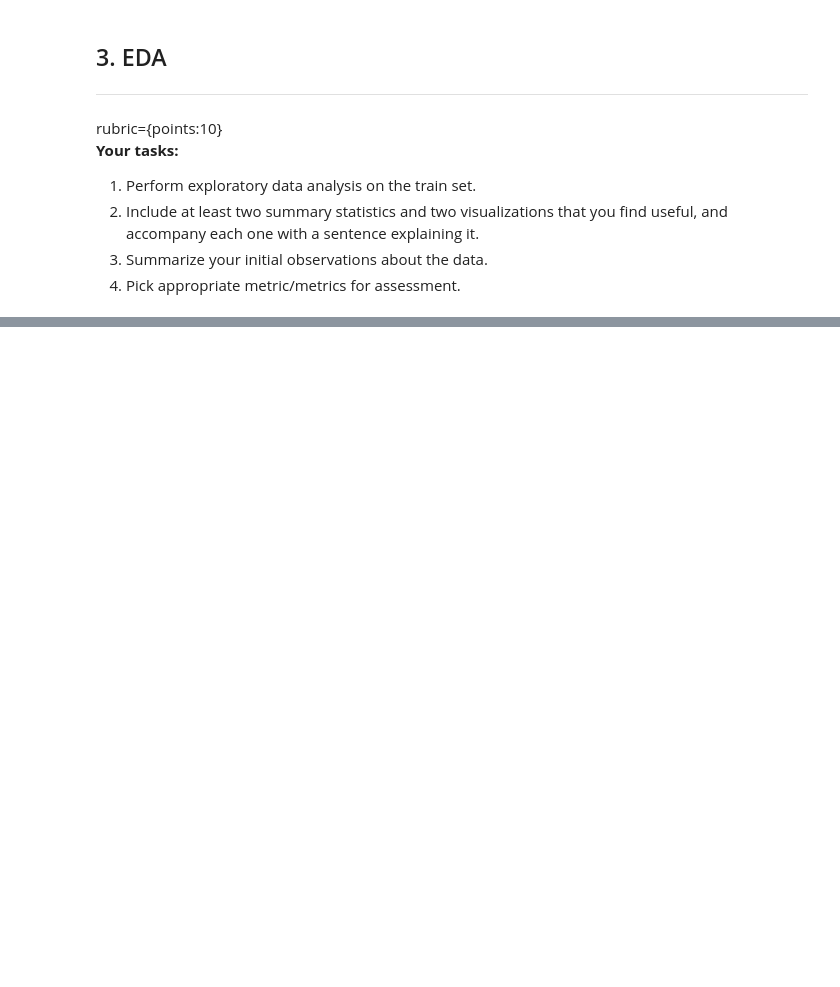
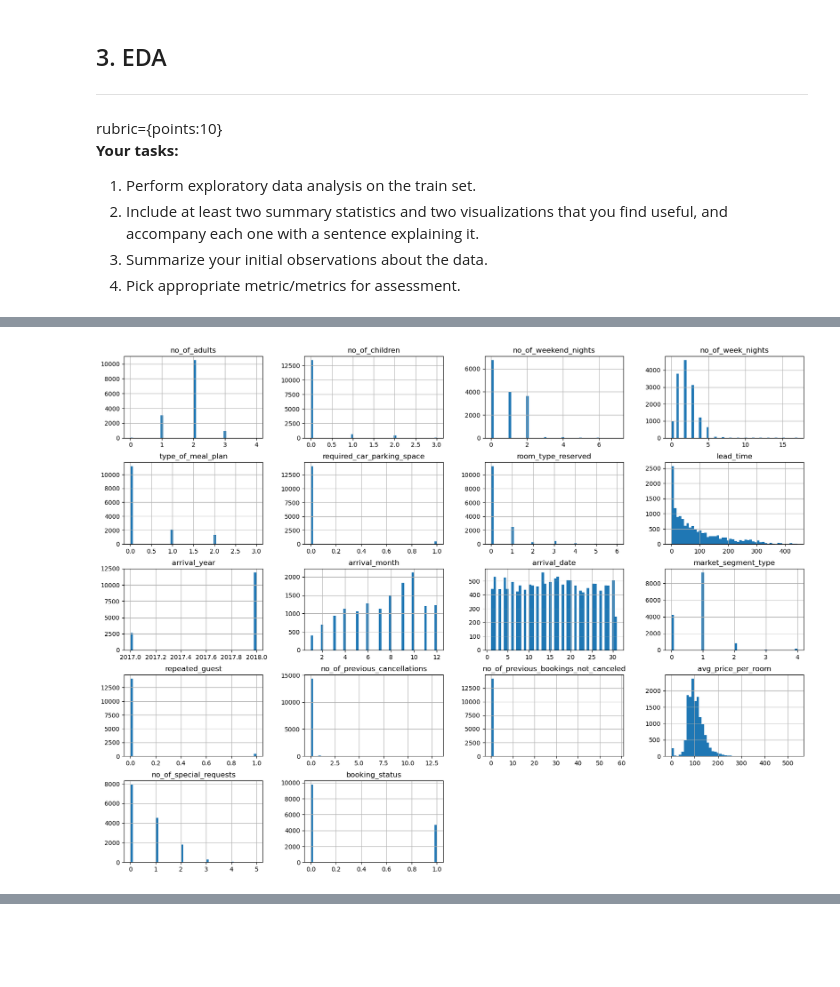
Before and after one commit to timtheteh/Applied-Machine-Learning, a Jupyter notebook: hw/hw6/hw6-starter.ipynb, the cells around one changed output, grey strips where cells are left out. Cells and saved outputs as stored; diff of their text form; code cells hidden in the pictures; blank space fills up the shorter version.

```diff
--- a/hw/hw6/hw6-starter.ipynb
+++ b/hw/hw6/hw6-starter.ipynb
@@ -119,8 +119,8 @@ Answer:
 - noofprevious_cancellations
 - noofpreviousbookingsnot_canceled
 # %%
-res_train = pd.read_csv("train__dataset.csv")
-res_train.head()
+res_df = pd.read_csv("train__dataset.csv")
+res_df.head()
 # %% [output]
 |  | no_of_adults | no_of_children | no_of_weekend_nights | no_of_week_nights | type_of_meal_plan | ... |
 | 0 | 2 | 0 | 1 | 4 | 0 | ... |
@@ -138,3 +142,10 @@ rubric={points:2}
 **Your tasks:**
 
 1. Split the data into train and test portions.
+# %%
+train_df, test_df = train_test_split(
+    res_df, test_size=0.2, random_state=123
+)  # 80%-20% train test split on df
+X_train, y_train = train_df.drop(columns=["booking_status"]), train_df["booking_status"]
+X_test, y_test = test_df.drop(columns=["booking_status"]), test_df["booking_status"]
+train_df.head()
@@ -153,0 +278,4 @@ rubric={points:10}
+# %%
+train_df.hist(bins=50, figsize=(20, 15));
+# %% [output]
+[figure, added]
```
Also changed, not shown: parts of 46 cells of this notebook.
